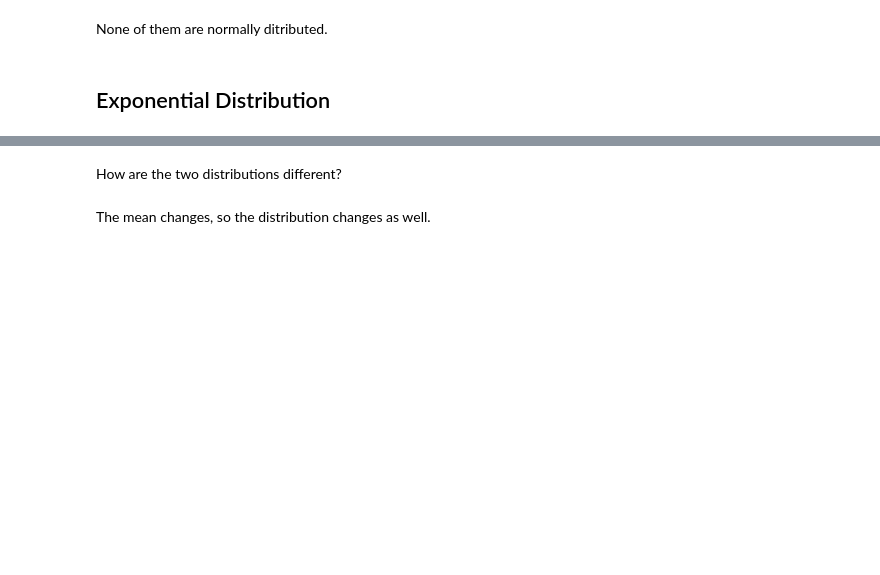
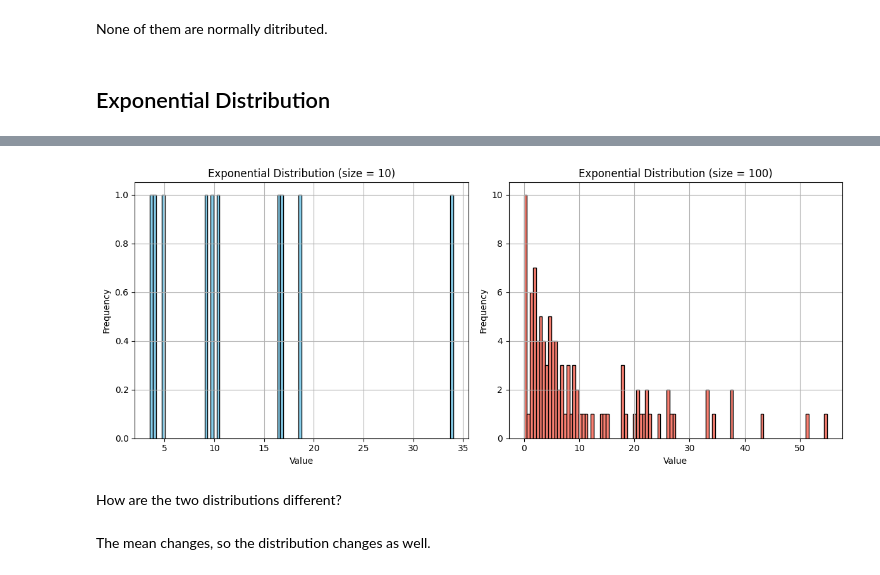
Before and after one commit to JanDirkvandeBijl/lab-continuous-probability-distributions-en, a Jupyter notebook: your-code/main.ipynb, the cells around one changed output, grey strips where cells are left out. Cells and saved outputs as stored; diff of their text form; code cells hidden in the pictures; blank space fills up the shorter version.

```diff
--- a/your-code/main.ipynb
+++ b/your-code/main.ipynb
@@ -208,3 +253,37 @@ Your output should look like below:
+# %%
+# your code here
+# 1. Define function to generate exponentially distributed numbers
+def generate_exponential_data(mean, size):
+    scale = mean  # in numpy, 'scale' = 1/lambda = mean
+    return np.random.exponential(scale=scale, size=size)
+
+# 2. Generate sequences
+data_10 = generate_exponential_data(mean=10, size=10)
+data_100 = generate_exponential_data(mean=10, size=100)
+
+# 3. Plot histograms
+plt.figure(figsize=(12, 5))
+
+# Histogram for size 10
+plt.subplot(1, 2, 1)
+plt.hist(data_10, bins=100, color='skyblue', edgecolor='black')
+plt.title('Exponential Distribution (size = 10)')
+plt.xlabel('Value')
+plt.ylabel('Frequency')
+plt.grid(True)
+
+# Histogram for size 100
+plt.subplot(1, 2, 2)
+plt.hist(data_100, bins=100, color='salmon', edgecolor='black')
+plt.title('Exponential Distribution (size = 100)')
+plt.xlabel('Value')
+plt.ylabel('Frequency')
+plt.grid(True)
+
+plt.tight_layout()
+plt.show()
+# %% [output]
+[figure, added]
 # %% [markdown]
 How are the two distributions different?
 # %% [markdown]
```
Also changed, not shown: parts of 25 cells of this notebook.
